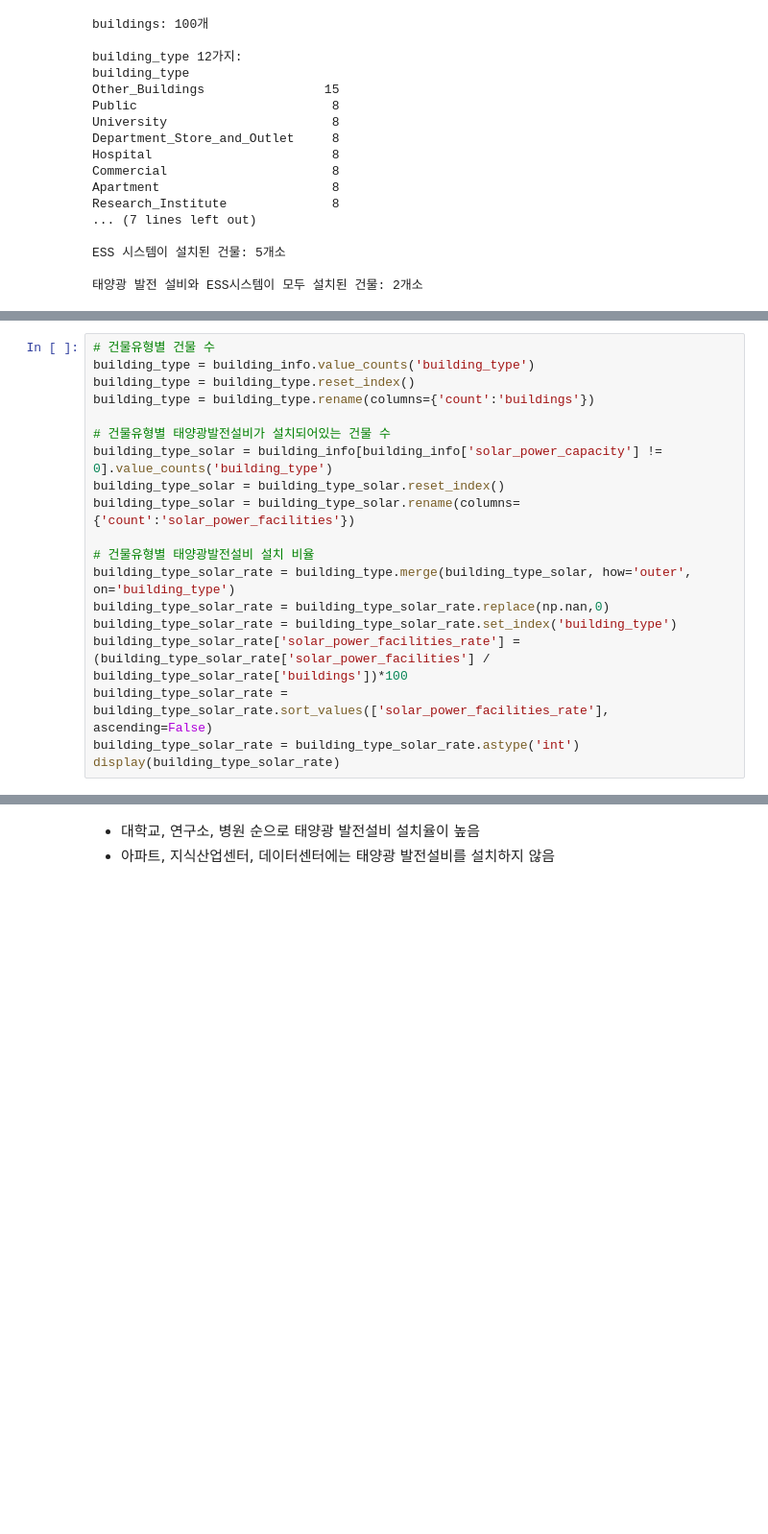
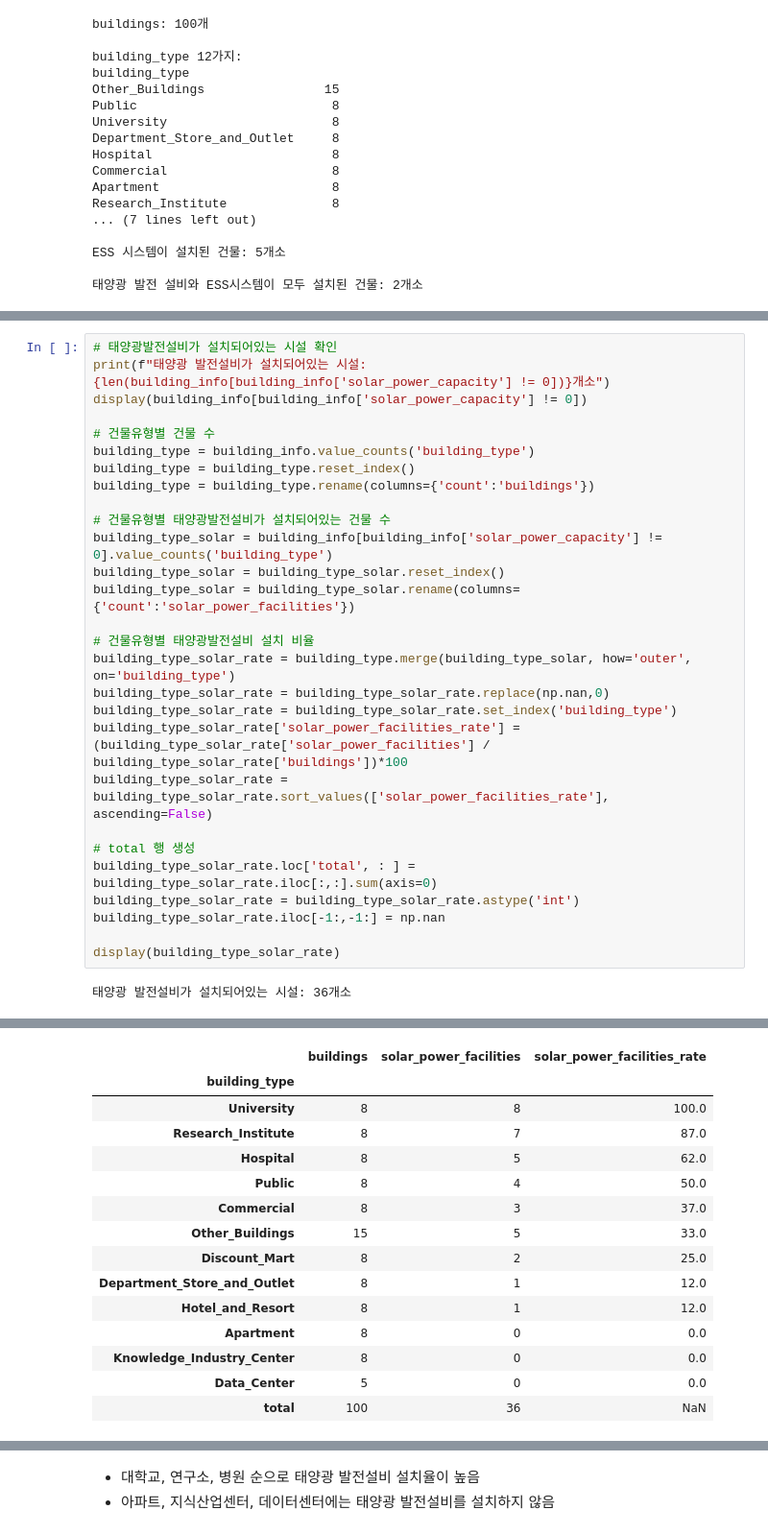
Before and after one commit to zivary/ABBA_test, a Jupyter notebook: ABBA_test-main/ABBA_test_2.ipynb, the cells around one changed output, grey strips where cells are left out. Shown at 96% size. Saved outputs shown, nothing was run; the diff lists cells and outputs as text; blank space fills up the shorter version.

```diff
--- a/ABBA_test-main/ABBA_test_2.ipynb
+++ b/ABBA_test-main/ABBA_test_2.ipynb
@@ -708,4 +701,8 @@ building_info[building_info['solar_power_capacity'] != 0]
 # %%
+# 태양광발전설비가 설치되어있는 시설 확인
+print(f"태양광 발전설비가 설치되어있는 시설: {len(building_info[building_info['solar_power_capacity'] != 0])}개소")
+display(building_info[building_info['solar_power_capacity'] != 0])
+
 # 건물유형별 건물 수
 building_type = building_info.value_counts('building_type')
 building_type = building_type.reset_index()
@@ -722,6 +719,12 @@ building_type_solar_rate = building_type_solar_rate.replace(np.nan,0)
 building_type_solar_rate = building_type_solar_rate.set_index('building_type')
 building_type_solar_rate['solar_power_facilities_rate'] = (building_type_solar_rate['solar_power_facilities'] / building_type_solar_rate['buildings'])*100
 building_type_solar_rate = building_type_solar_rate.sort_values(['solar_power_facilities_rate'], ascending=False)
+
+# total 행 생성
+building_type_solar_rate.loc['total', : ] = building_type_solar_rate.iloc[:,:].sum(axis=0)
 building_type_solar_rate = building_type_solar_rate.astype('int')
+building_type_solar_rate.iloc[-1:,-1:] = np.nan
+
 display(building_type_solar_rate)
 # %% [output]
+태양광 발전설비가 설치되어있는 시설: 36개소
@@ -742,3 +748,18 @@ display(building_type_solar_rate)
+|  | buildings | solar_power_facilities | solar_power_facilities_rate |
+| building_type |  |  |  |
+| University | 8 | 8 | 100.0 |
+| Research_Institute | 8 | 7 | 87.0 |
+| Hospital | 8 | 5 | 62.0 |
+| Public | 8 | 4 | 50.0 |
+| Commercial | 8 | 3 | 37.0 |
+| Other_Buildings | 15 | 5 | 33.0 |
+| Discount_Mart | 8 | 2 | 25.0 |
+| Department_Store_and_Outlet | 8 | 1 | 12.0 |
+| Hotel_and_Resort | 8 | 1 | 12.0 |
+| Apartment | 8 | 0 | 0.0 |
+| Knowledge_Industry_Center | 8 | 0 | 0.0 |
+| Data_Center | 5 | 0 | 0.0 |
+| total | 100 | 36 | NaN |
 # %%
 plt.figure(figsize=(12,5))
 plt.bar(building_type_solar_rate.index, building_type_solar_rate['solar_power_facilities_rate'])
```
Also changed, not shown: parts of 23 cells of this notebook, 4 other files.
